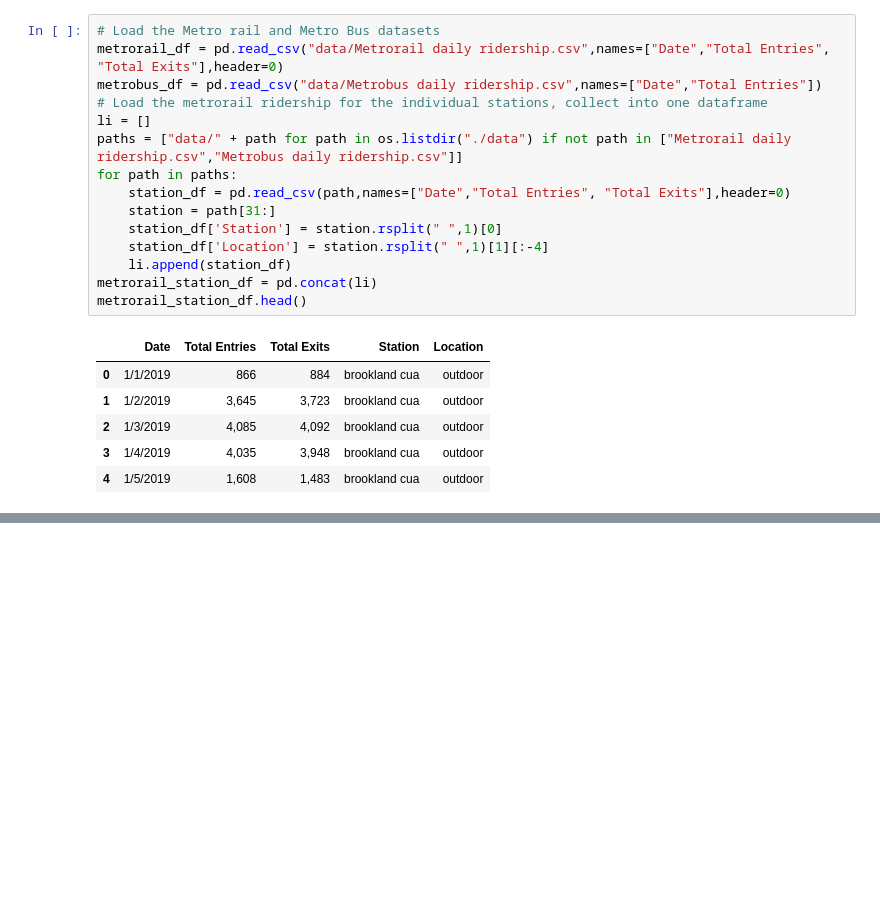
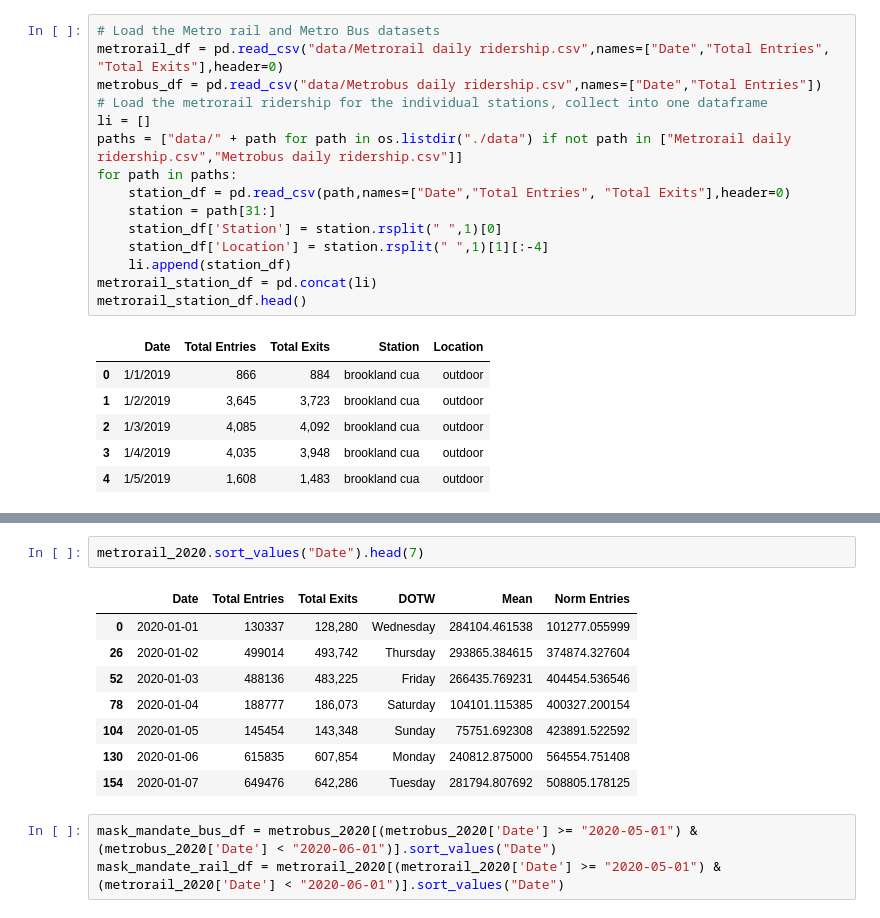
Before and after one commit to kylearbide/DC-Metro-Ridership-Covid, a Jupyter notebook: analysis.ipynb, the cells around one changed output, grey strips where cells are left out. Cells and saved outputs as stored; diff of their text form; blank space fills up the shorter version.

```diff
--- a/analysis.ipynb
+++ b/analysis.ipynb
@@ -25,0 +111,14 @@ metrorail_station_df.head()
+# %%
+metrorail_2020.sort_values("Date").head(7)
+# %% [output]
+|  | Date | Total Entries | Total Exits | DOTW | Mean | Norm Entries |
+| 0 | 2020-01-01 | 130337 | 128,280 | Wednesday | 284104.461538 | 101277.055999 |
+| 26 | 2020-01-02 | 499014 | 493,742 | Thursday | 293865.384615 | 374874.327604 |
+| 52 | 2020-01-03 | 488136 | 483,225 | Friday | 266435.769231 | 404454.536546 |
+| 78 | 2020-01-04 | 188777 | 186,073 | Saturday | 104101.115385 | 400327.200154 |
+| 104 | 2020-01-05 | 145454 | 143,348 | Sunday | 75751.692308 | 423891.522592 |
+| 130 | 2020-01-06 | 615835 | 607,854 | Monday | 240812.875000 | 564554.751408 |
+| 154 | 2020-01-07 | 649476 | 642,286 | Tuesday | 281794.807692 | 508805.178125 |
+# %%
+mask_mandate_bus_df = metrobus_2020[(metrobus_2020['Date'] >= "2020-05-01") & (metrobus_2020['Date'] < "2020-06-01")].sort_values("Date")
+mask_mandate_rail_df = metrorail_2020[(metrorail_2020['Date'] >= "2020-05-01") & (metrorail_2020['Date'] < "2020-06-01")].sort_values("Date")
```
Also changed, not shown: parts of 11 cells of this notebook.
